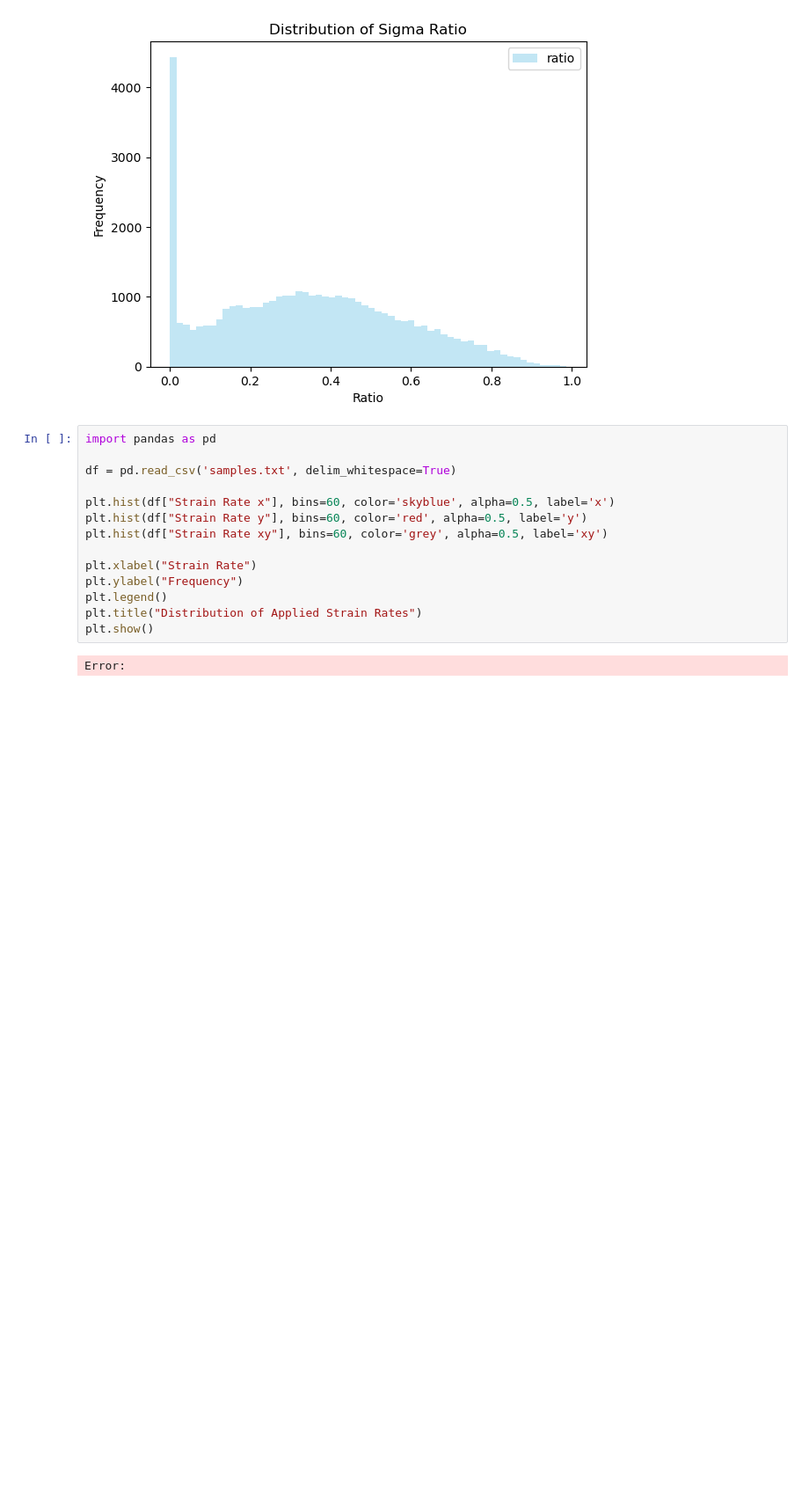
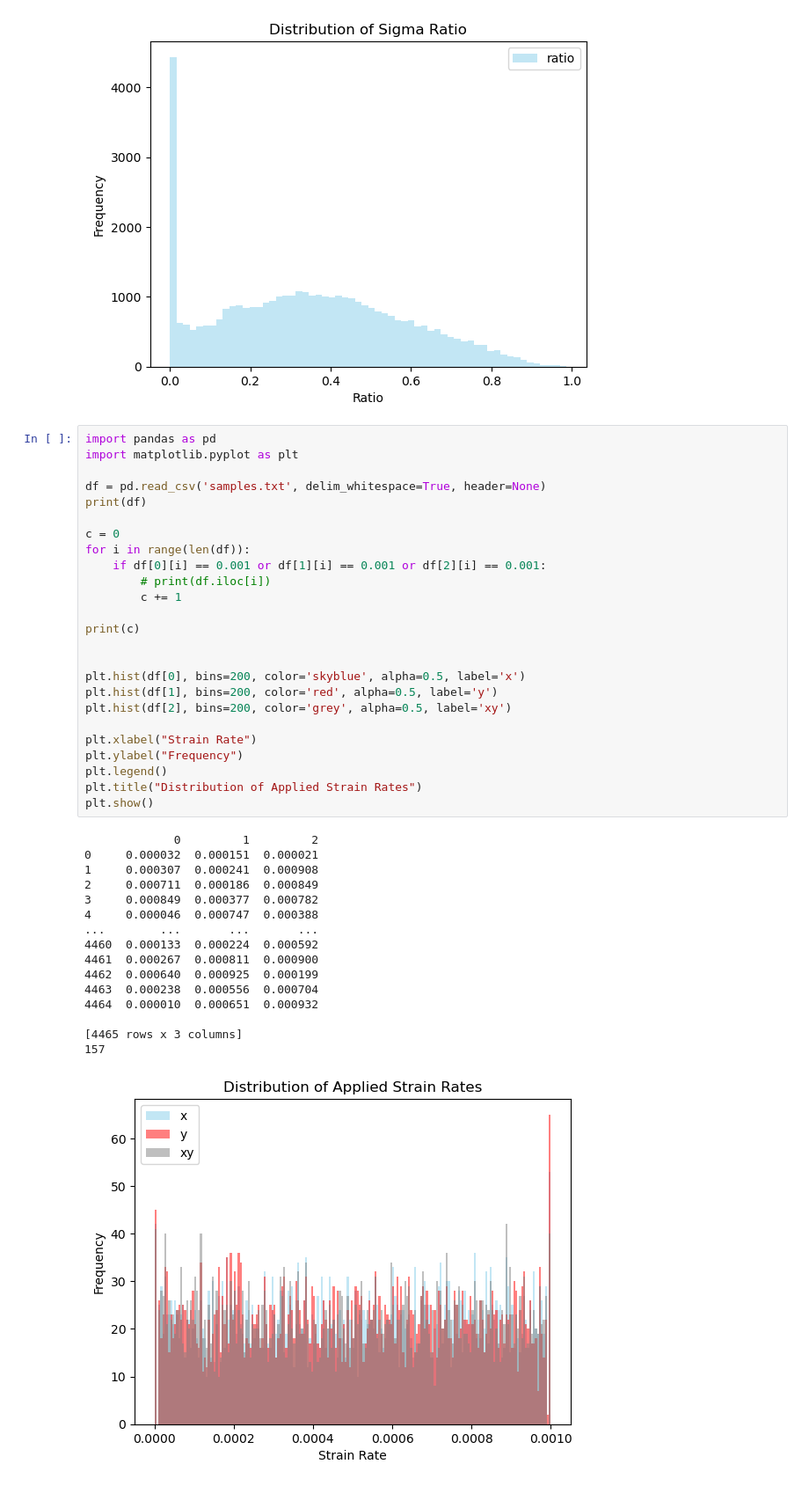
Before and after one commit to abon11/Graphene_Strength_Surface, a Jupyter notebook: sandbox.ipynb, the cells around one changed output. Shown: that part at 88% size. Cells and saved outputs as stored; diff of their text form; blank space fills up the shorter version.

```diff
--- a/sandbox.ipynb
+++ b/sandbox.ipynb
@@ -63,17 +63,43 @@ plt.show()
 [figure]
 # %%
 import pandas as pd
+import matplotlib.pyplot as plt
 
-df = pd.read_csv('samples.txt', delim_whitespace=True)
+df = pd.read_csv('samples.txt', delim_whitespace=True, header=None)
+print(df)
 
-plt.hist(df["Strain Rate x"], bins=60, color='skyblue', alpha=0.5, label='x')
-plt.hist(df["Strain Rate y"], bins=60, color='red', alpha=0.5, label='y')
-plt.hist(df["Strain Rate xy"], bins=60, color='grey', alpha=0.5, label='xy')
+c = 0
+for i in range(len(df)):
+    if df[0][i] == 0.001 or df[1][i] == 0.001 or df[2][i] == 0.001:
+        # print(df.iloc[i])
+        c += 1
+
+print(c)
+
+
+plt.hist(df[0], bins=200, color='skyblue', alpha=0.5, label='x')
+plt.hist(df[1], bins=200, color='red', alpha=0.5, label='y')
+plt.hist(df[2], bins=200, color='grey', alpha=0.5, label='xy')
 
 plt.xlabel("Strain Rate")
 plt.ylabel("Frequency")
 plt.legend()
 plt.title("Distribution of Applied Strain Rates")
 plt.show()
 # %% [output]
-Error:
+             0         1         2
+0     0.000032  0.000151  0.000021
+1     0.000307  0.000241  0.000908
+2     0.000711  0.000186  0.000849
+3     0.000849  0.000377  0.000782
+4     0.000046  0.000747  0.000388
+...        ...       ...       ...
+4460  0.000133  0.000224  0.000592
+4461  0.000267  0.000811  0.000900
+4462  0.000640  0.000925  0.000199
+4463  0.000238  0.000556  0.000704
+4464  0.000010  0.000651  0.000932
+
+[4465 rows x 3 columns]
+157
+[figure, added]
```
Also changed, not shown: 1 other file.
